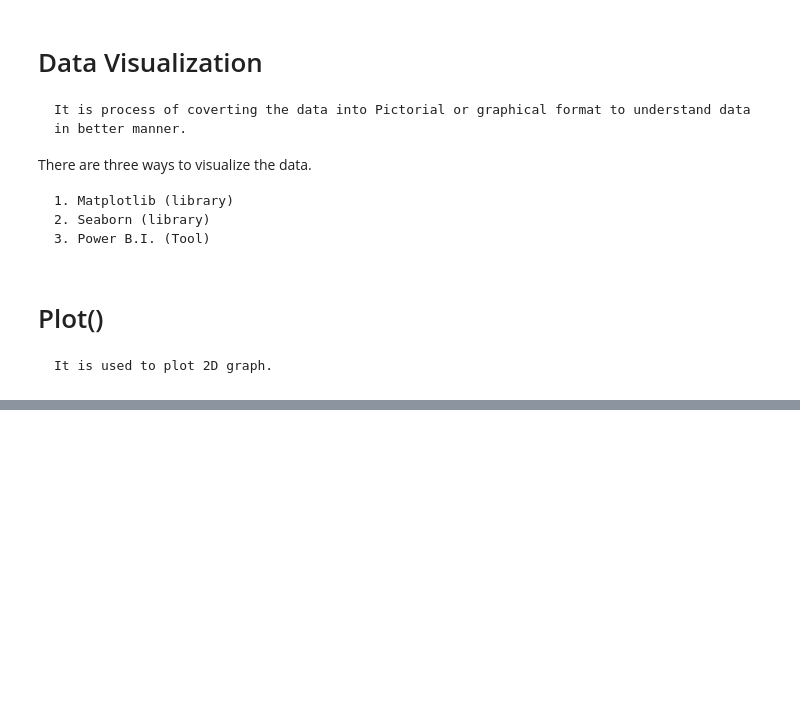
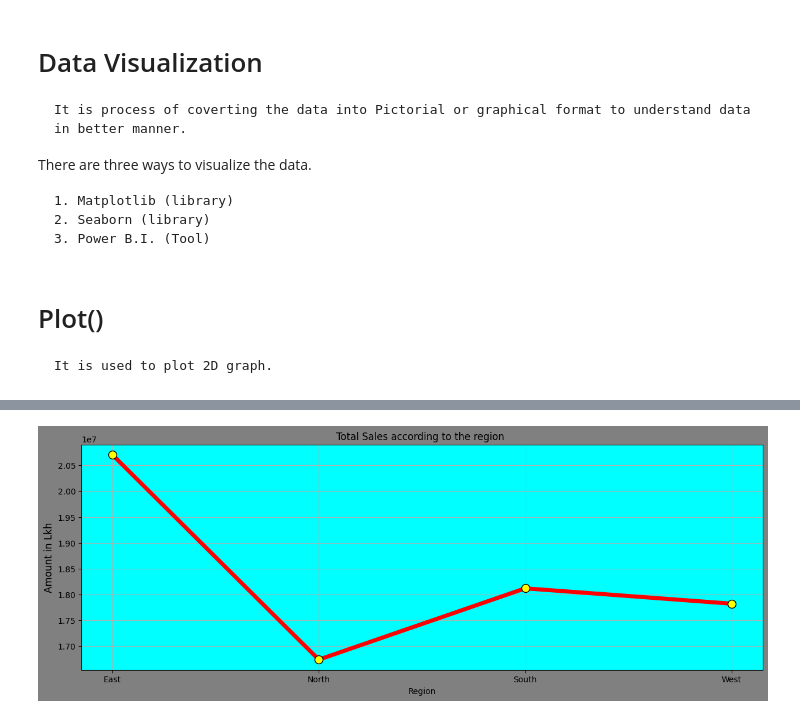
Before and after one commit to Amandeep006/QSPIDER-, a Jupyter notebook: pylab/mat.ipynb, the cells around one changed output, grey strips where cells are left out. Cells and saved outputs as stored; diff of their text form; code cells hidden in the pictures; blank space fills up the shorter version.

```diff
--- a/pylab/mat.ipynb
+++ b/pylab/mat.ipynb
@@ -31,0 +65,5 @@ plt.plot(x,y,marker="s",color="Red",markerfacecolor="Yellow",markeredgecolor="Bl
+# %%
+sa=pd.read_csv(r"C:\Users\HP\OneDrive\Desktop\Qspider\datasets\Data-Analysis-Datasets\Datasets-Practice\sales_data_boolean_filtering.csv")
+sa
+
+"""Plot the graph sales with region wise"""
@@ -31,0 +72,5 @@ plt.plot(x,y,marker="s",color="Red",markerfacecolor="Yellow",markeredgecolor="Bl
+# %%
+area=sa.groupby("Region")["TotalSales"].sum()
+area=pd.DataFrame(area)
+area.reset_index(inplace=True)
+area
@@ -31,0 +83,10 @@ plt.plot(x,y,marker="s",color="Red",markerfacecolor="Yellow",markeredgecolor="Bl
+# %%
+x=plt.figure(figsize=(15,5),facecolor="grey")
+plt.plot(area["Region"],area["TotalSales"],marker="o",color="Red",markeredgecolor="Black",markerfacecolor="Yellow",linewidth=5,markersize=10)
+plt.grid()
+plt.title("Total Sales according to the region ")
+plt.xlabel("Region")
+plt.ylabel("Amount in Lkh",color="Black",size=12)
+plt.gca().set_facecolor("cyan")
+# %% [output]
+[figure, added]
```
Also changed, not shown: parts of 10 cells of this notebook, 1 other file.
